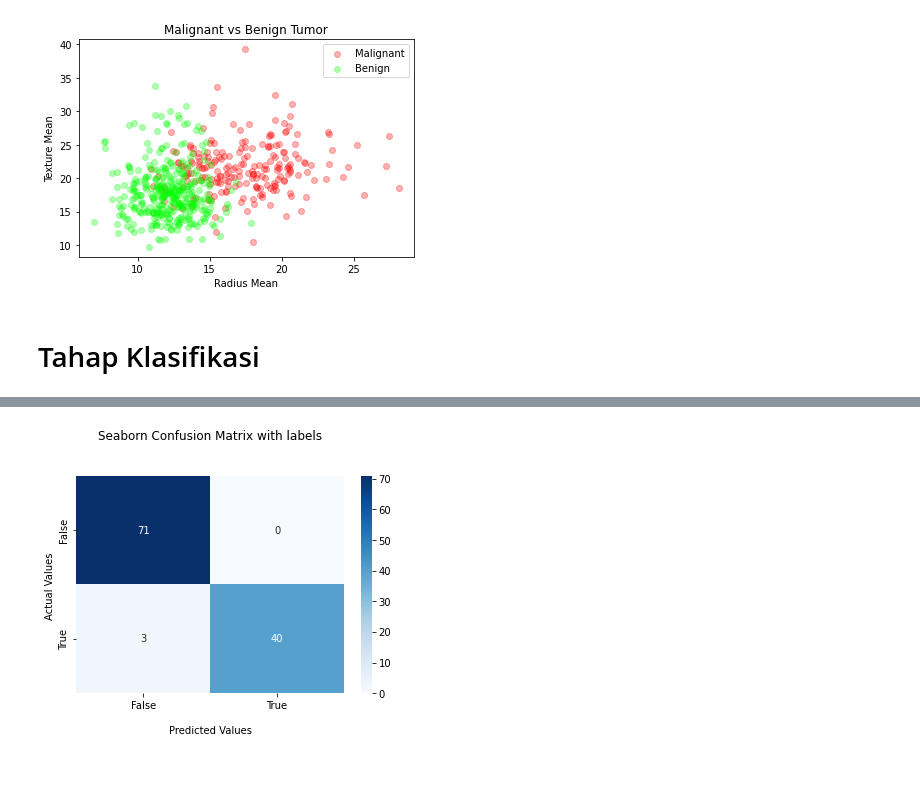
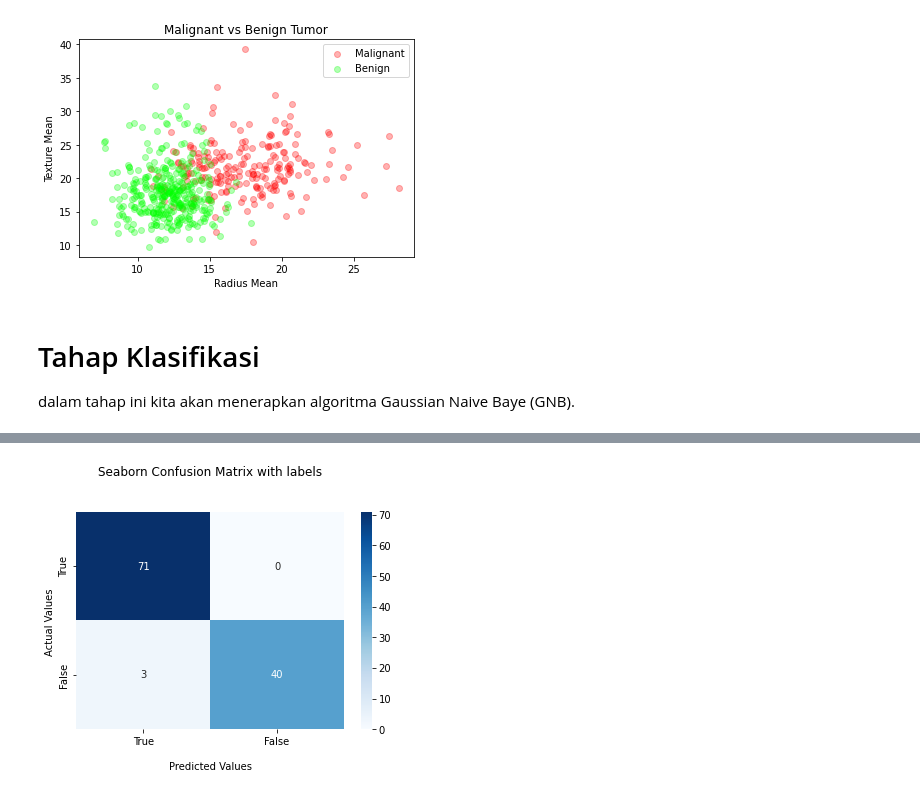
Before and after one commit to aririnaldi/gnb_data_cancer, a Jupyter notebook: gnp_cancer.ipynb, the cells around one changed output, grey strips where cells are left out. Saved outputs shown, nothing was run; the diff lists cells and outputs as text; code cells hidden in the pictures.

```diff
--- a/gnp_cancer.ipynb
+++ b/gnp_cancer.ipynb
@@ -159,8 +171,9 @@ plt.legend()
 plt.show()
 # %% [output]
 [figure]
-# %% [markdown]
-# Tahap Klasifikasi
+# %% [markdown]
+# Tahap Klasifikasi
+dalam tahap ini kita akan menerapkan algoritma Gaussian Naive Baye (GNB).
 # %%
 #prep1
 #normalisasi
@@ -255,15 +268,15 @@ array([[9.99999998e-001, 2.42625723e-009],
 # %%
 ax = sns.heatmap(cf_matrix, annot=True, cmap='Blues')
 
 ax.set_title('Seaborn Confusion Matrix with labels\n\n');
 ax.set_xlabel('\nPredicted Values')
 ax.set_ylabel('Actual Values ');
 
 ## Ticket labels - List harus alphabetical order
-ax.xaxis.set_ticklabels(['False','True'])
-ax.yaxis.set_ticklabels(['False','True'])
+ax.xaxis.set_ticklabels(['True','False'])
+ax.yaxis.set_ticklabels(['True','False'])
 
 ## display confusion matrix
 plt.show()
 # %% [output]
-[figure, old version]
+[figure, new version]
```
Also changed, not shown: parts of 5 cells of this notebook.
